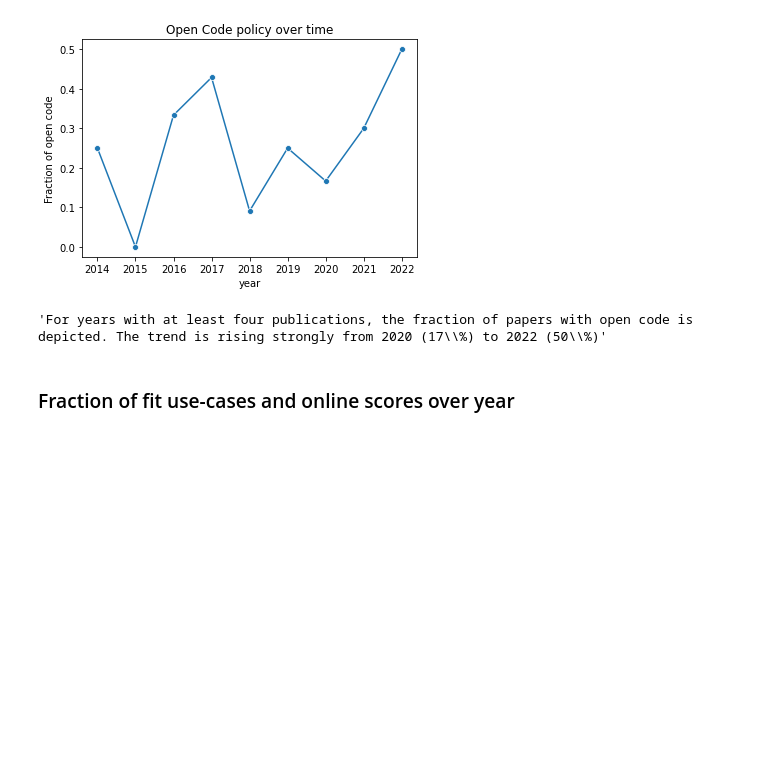
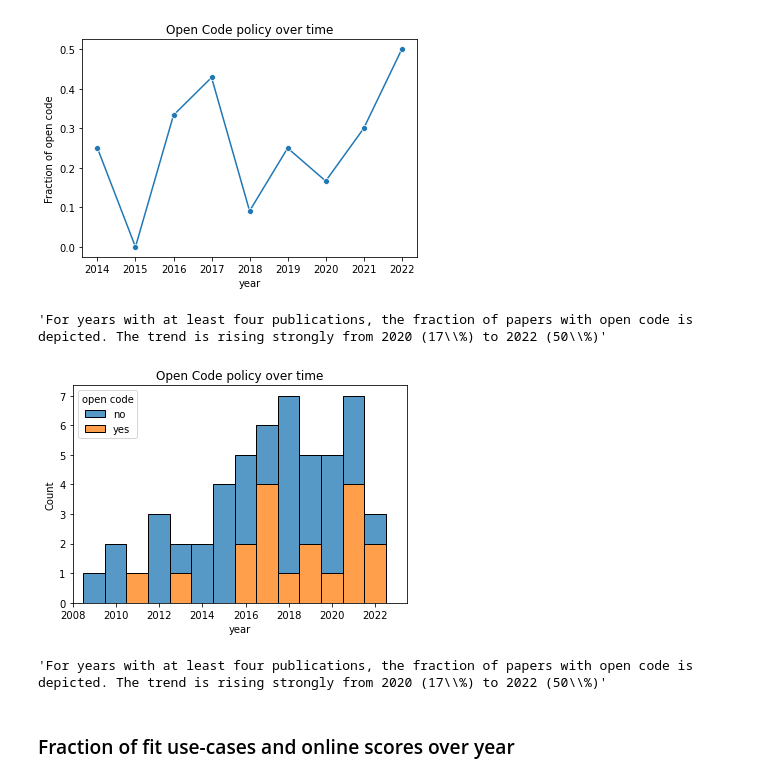
Before and after one commit to iot-salzburg/SLR_on_motion_artifact_reduction_for_BCI, a Jupyter notebook: analysis_descriptive.ipynb, the cells around one changed output. Cells and saved outputs as stored; diff of their text form; code cells hidden in the pictures; blank space fills up the shorter version.

Commit message:
update table and one plot

```diff
--- a/analysis_descriptive.ipynb
+++ b/analysis_descriptive.ipynb
@@ -541,6 +541,17 @@ plt.show()
 # %% [output]
 [figure]
 'For years with at least four publications, the fraction of papers with open code is depicted. The trend is rising strongly from 2020 (17\\%) to 2022 (50\\%)'
+# %%
+# Plot the histogram
+# df_2["year"] -= 0.5
+df_2["open code"] = df_["open code"].apply(lambda row: ["yes" if str(row).lower().strip() == "yes" else "no"][0])
+sns.histplot(data=df_2, x="year", hue="open code", multiple="stack", binwidth=0.999).set(title=f"Open Code policy over time")
+plt.xlim(2008, None)
+plt.show()
+"For years with at least four publications, the fraction of papers with open code is depicted. The trend is rising strongly from 2020 (17\%) to 2022 (50\%)"
+# %% [output]
+[figure, added]
+'For years with at least four publications, the fraction of papers with open code is depicted. The trend is rising strongly from 2020 (17\\%) to 2022 (50\\%)'
 # %% [markdown]
 ### Fraction of fit use-cases and online scores over year
 # %%
```
Also changed, not shown: parts of 4 cells of this notebook, 7 other files.
